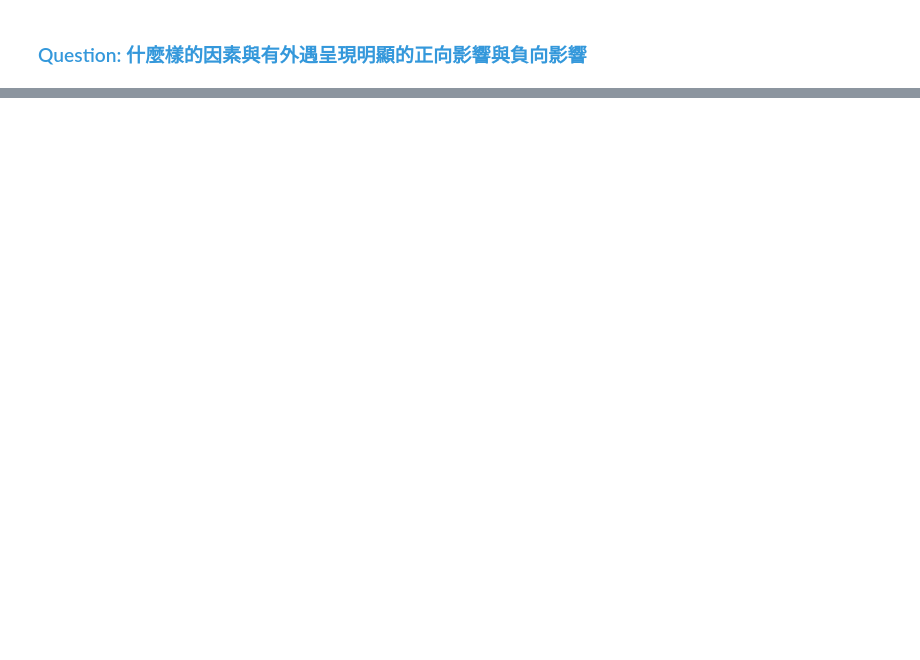
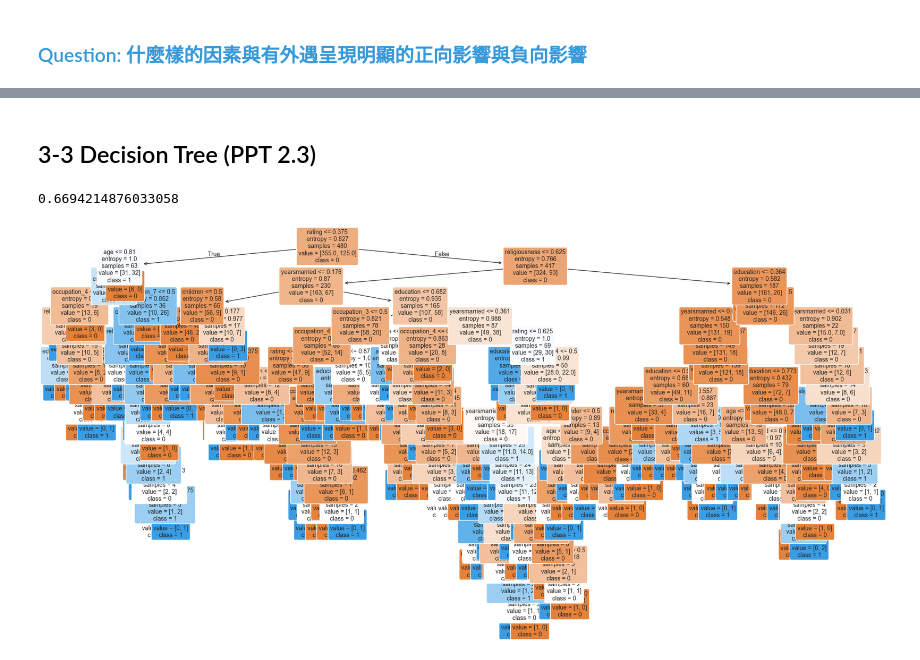
Before and after one commit to 0211-Eva-LU/iSan_, a Jupyter notebook: code test/2. Classification/2. Classification test.ipynb, the cells around one changed output, grey strips where cells are left out. Saved outputs shown, nothing was run; the diff lists cells and outputs as text; code cells hidden in the pictures; blank space fills up the shorter version.

```diff
--- a/code test/2. Classification/2. Classification test.ipynb
+++ b/code test/2. Classification/2. Classification test.ipynb
@@ -428,0 +629,6 @@ print(native_weights.plot(kind='bar'))
+# %%
+from sklearn.pipeline import make_pipeline
+from sklearn.feature_selection import SelectKBest, f_classif
+
+preprocessor = make_pipeline(SelectKBest(f_classif, k=10))  # 僅保留好的K個變數
+SVM = make_pipeline(preprocessor, StandardScaler(), SVC(random_state=0)) #random_state固定預測結果
@@ -428,0 +639,7 @@ print(native_weights.plot(kind='bar'))
+# %%
+hyper_params_svm = {'svc__gamma':[0.001, 0.0001, 0.0005,0.00025], 'svc__C':[1, 5,10, 100, 1000, 3000,5000,8000],}# 'svc__C': 越大代表容錯率越小  gamma越大模型越複雜
+# %%
+grid_svm = GridSearchCV(SVM, hyper_params_svm,scoring='recall', cv=3) # GridSearchCV:網格搜索, cv:交叉驗證
+grid_svm.fit(X_train, y_train)
+
+print(grid_svm.best_params_)
@@ -428,0 +660,30 @@ print(native_weights.plot(kind='bar'))
+# %% [markdown]
+## 3-3  Decision Tree (PPT 2.3)
+# %%
+from sklearn.tree import DecisionTreeClassifier
+model_dt = DecisionTreeClassifier(criterion = 'gini')  # CART, 默認為gini
+clf = model_dt.fit(X_train, y_train)
+
+# Make predictions
+y_test_pred_dt = model_dt.predict(X_test)
+print(metrics.accuracy_score(y_test, y_test_pred_dt))
+# %% [output]
+0.6694214876033058
+# %%
+from sklearn.tree import plot_tree
+
+plt.figure(figsize=(20, 10))
+plot_tree(
+    model_dt,
+    feature_names=X_train.columns,   # 如果 X_train 是 DataFrame
+    class_names=[str(c) for c in model_dt.classes_],  # 類別名稱
+    filled=True,       # 顏色填滿，直觀
+    rounded=True,      # 圓角
+    impurity=True,     # 顯示 gini
+    proportion=False,  # 顯示樣本數量
+    fontsize=10
+)
+plt.tight_layout()
+plt.show()
+# %% [output]
+[figure, added]
```
Also changed, not shown: parts of 45 cells of this notebook, 11 other files.
